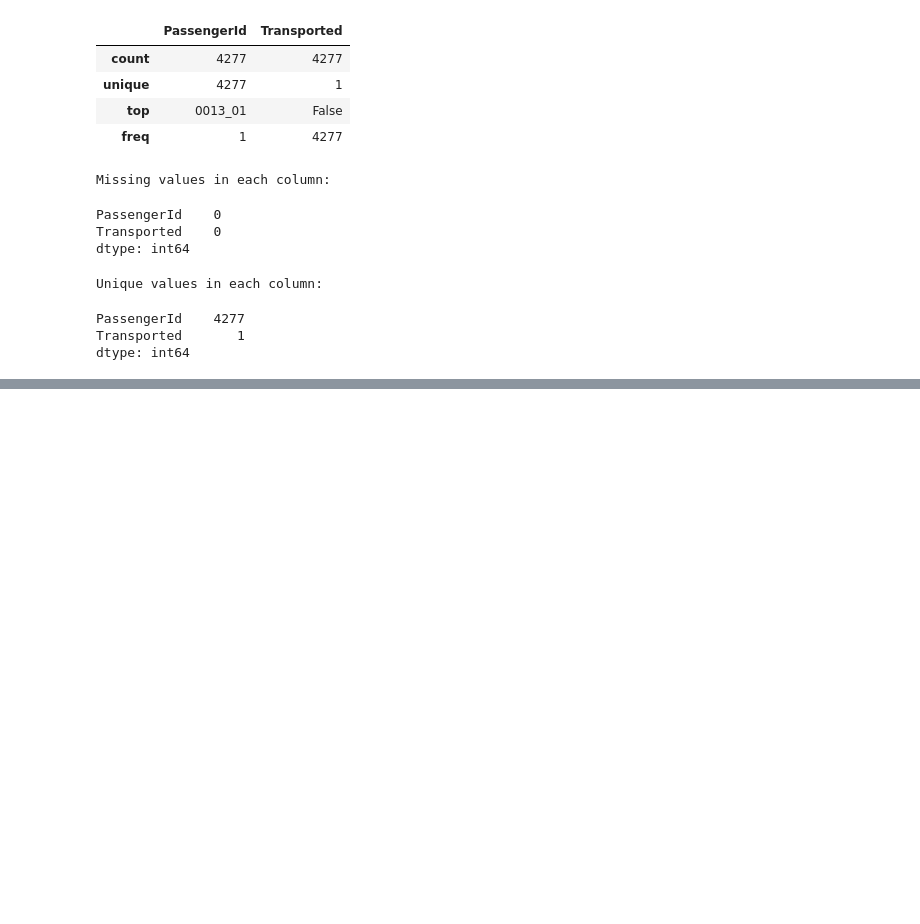
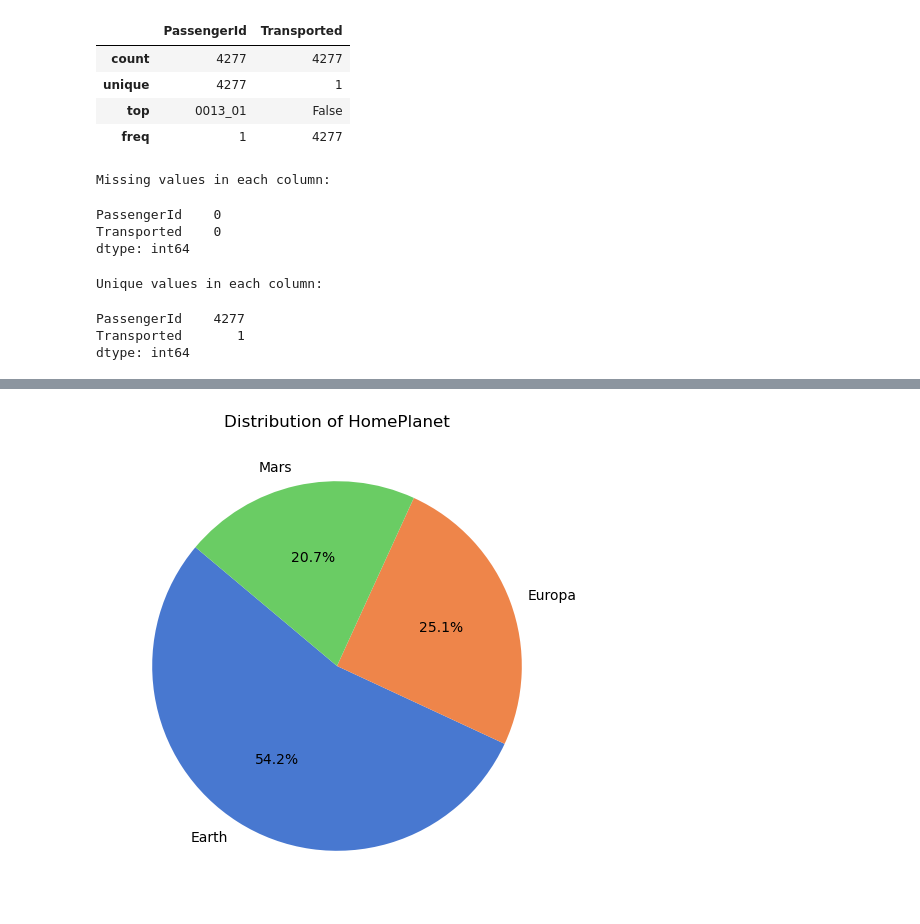
Before and after one commit to musahussain1/Assignment-2-Spaceship-Titanic, a Jupyter notebook: Spaceship Titanic Modeling Code.ipynb, the cells around one changed output, grey strips where cells are left out. Cells and saved outputs as stored; diff of their text form; code cells hidden in the pictures; blank space fills up the shorter version.

```diff
--- a/Spaceship Titanic Modeling Code.ipynb
+++ b/Spaceship Titanic Modeling Code.ipynb
@@ -236,0 +259,5 @@ dtype: int64
+# %%
+# Pie plot of Transported
+plot_pie_chart(training_data, 'HomePlanet', color_map='muted')
+# %% [output]
+[figure, added]
```
Also changed, not shown: parts of 3 cells of this notebook.
